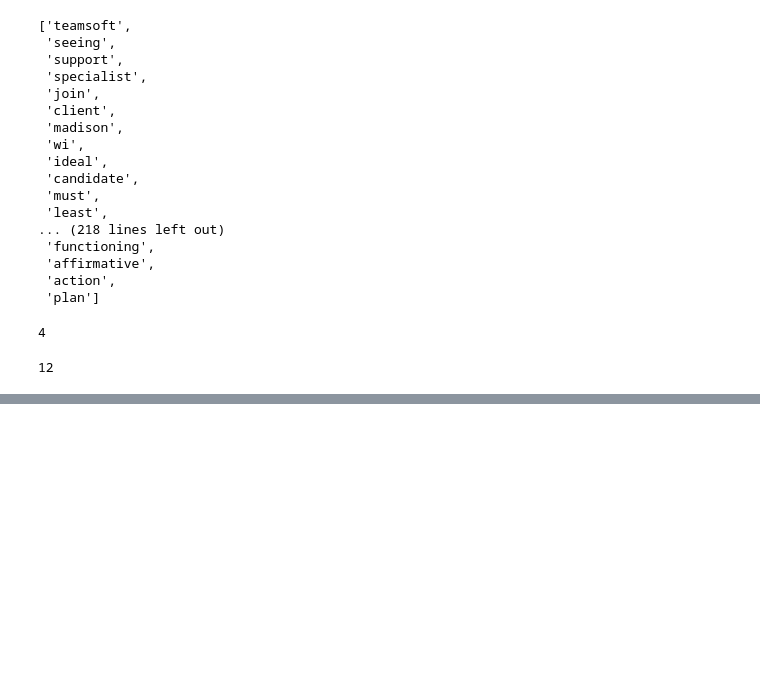
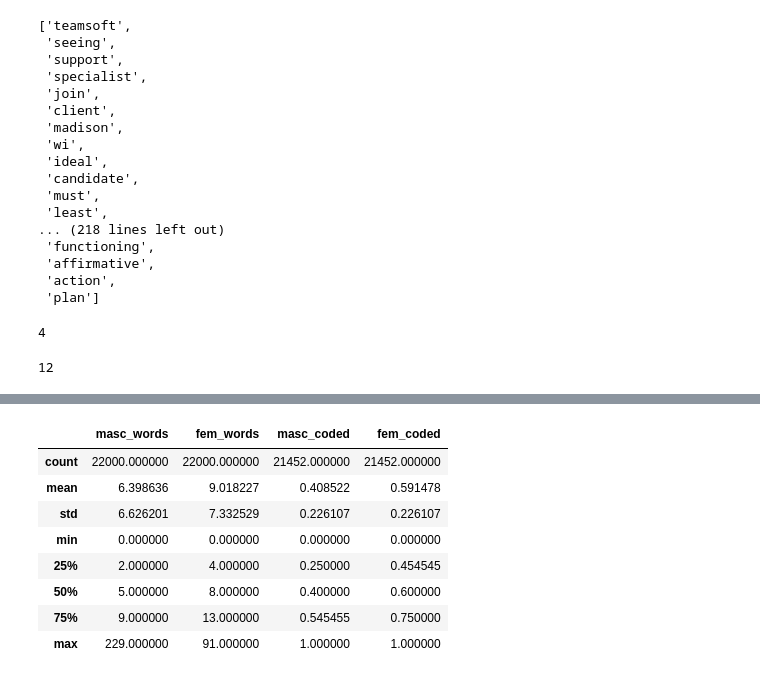
Before and after one commit to reneSalmon/fairjobs, a Jupyter notebook: notebooks/basemodel.ipynb, the cells around one changed output, grey strips where cells are left out. Drawn from its saved outputs; the diff is of its cells as text; code cells hidden in the pictures; blank space fills up the shorter version.

```diff
--- a/notebooks/basemodel.ipynb
+++ b/notebooks/basemodel.ipynb
@@ -269,0 +301,12 @@ data[0:100].round(2)
+# %%
+data.describe()
+# %% [output]
+|  | masc_words | fem_words | masc_coded | fem_coded |
+| count | 22000.000000 | 22000.000000 | 21452.000000 | 21452.000000 |
+| mean | 6.398636 | 9.018227 | 0.408522 | 0.591478 |
+| std | 6.626201 | 7.332529 | 0.226107 | 0.226107 |
+| min | 0.000000 | 0.000000 | 0.000000 | 0.000000 |
+| 25% | 2.000000 | 4.000000 | 0.250000 | 0.454545 |
+| 50% | 5.000000 | 8.000000 | 0.400000 | 0.600000 |
+| 75% | 9.000000 | 13.000000 | 0.545455 | 0.750000 |
+| max | 229.000000 | 91.000000 | 1.000000 | 1.000000 |
```
Also changed, not shown: parts of 16 cells of this notebook, 1 other file.
